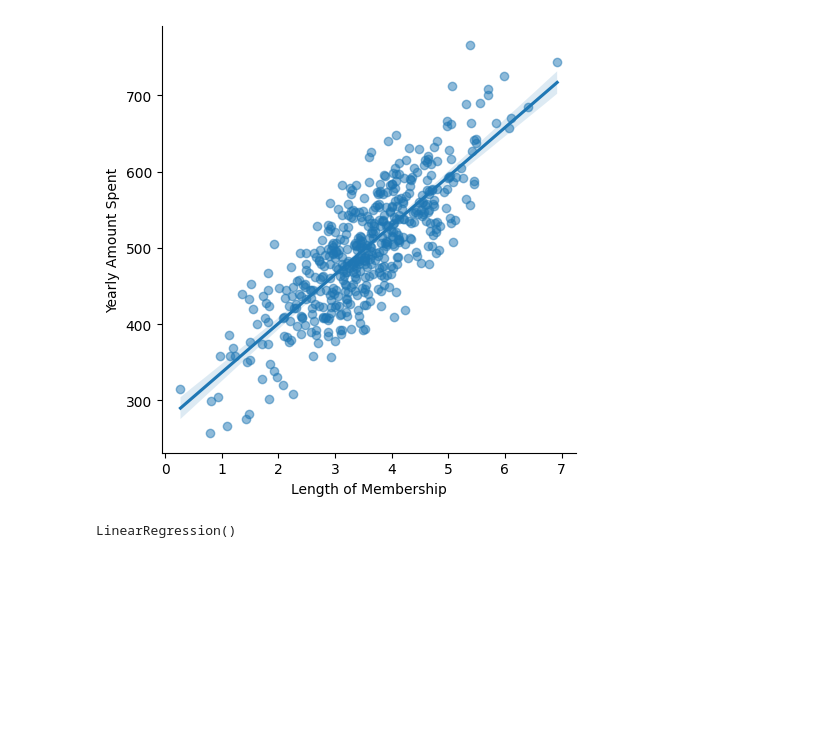
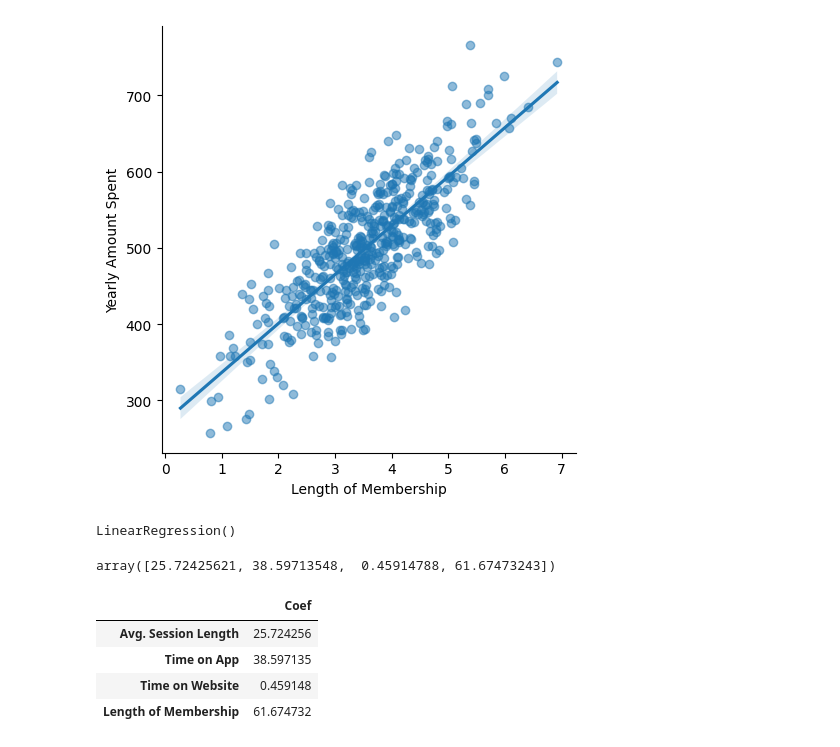
Before and after one commit to rizwanPizzee/Customers-Yearly-Spending-Prediction, a Jupyter notebook: MLR.ipynb, the cells around one changed output. Saved outputs shown, nothing was run; the diff lists cells and outputs as text; code cells hidden in the pictures; blank space fills up the shorter version.

```diff
--- a/MLR.ipynb
+++ b/MLR.ipynb
@@ -87,3 +87,16 @@ lm = LinearRegression()
 lm.fit(X_train, y_train)
 # %% [output]
 LinearRegression()
+# %%
+lm.coef_
+# %% [output]
+array([25.72425621, 38.59713548,  0.45914788, 61.67473243])
+# %%
+cdf = pd.DataFrame(lm.coef_, X.columns, columns= ['Coef']) # y = Bo + B1x1 + B2x2 + B3x3 + B4x4.... Equation of Multiple Linear Regression
+cdf
+# %% [output]
+|  | Coef |
+| Avg. Session Length | 25.724256 |
+| Time on App | 38.597135 |
+| Time on Website | 0.459148 |
+| Length of Membership | 61.674732 |
```
